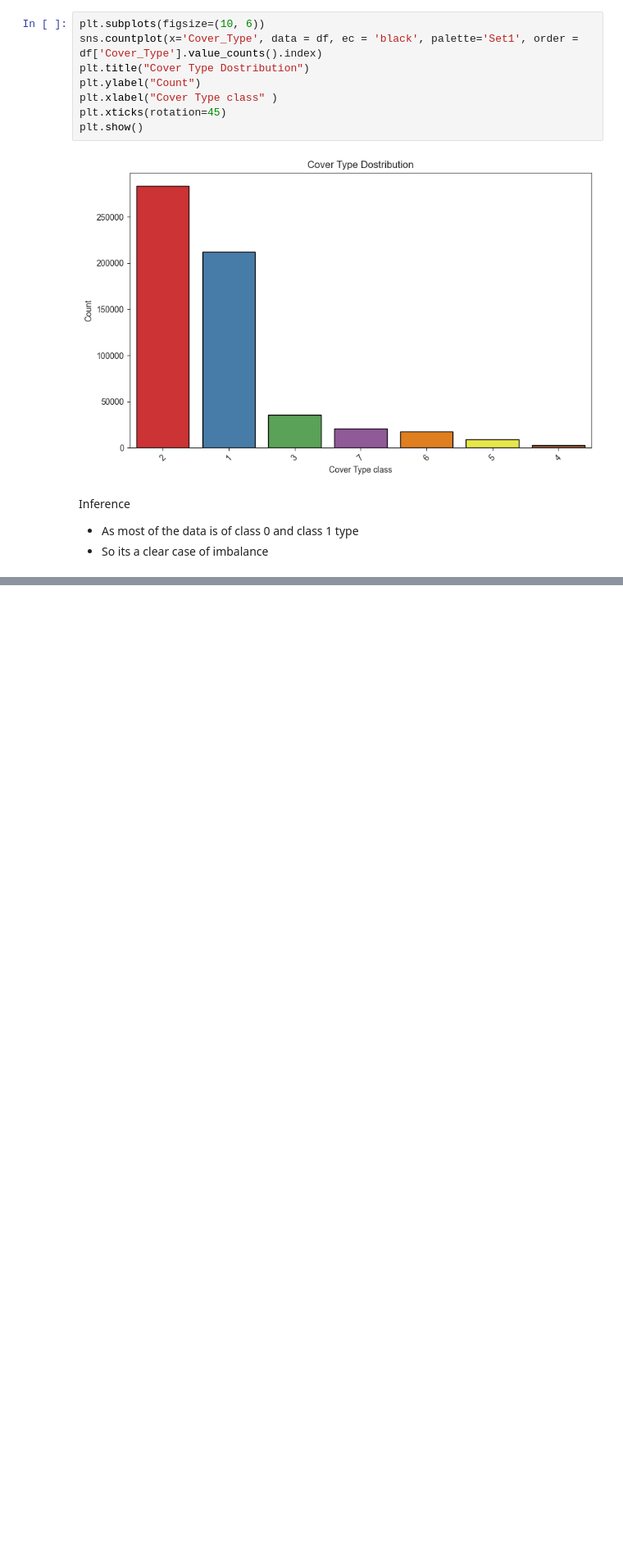
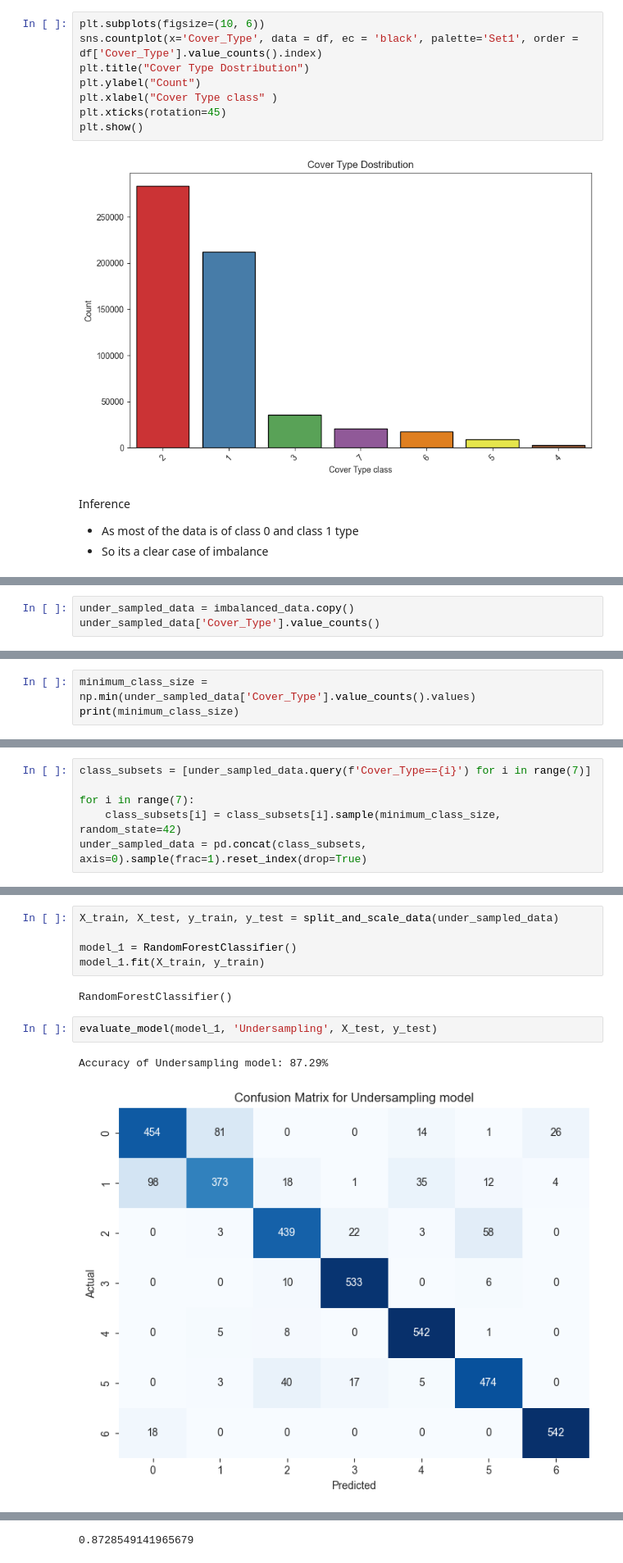
Before and after one commit to anshgupta1903/Project_GreenVision, a Jupyter notebook: notebooks/Feature_Engineering.ipynb, the cells around one changed output, grey strips where cells are left out. Shown: that part at 82% size. Cells and saved outputs as stored; diff of their text form; blank space fills up the shorter version.

Commit message:
undersampling

```diff
--- a/notebooks/Feature_Engineering.ipynb
+++ b/notebooks/Feature_Engineering.ipynb
@@ -194,0 +347,3 @@ Inference
+# %%
+under_sampled_data = imbalanced_data.copy()
+under_sampled_data['Cover_Type'].value_counts()
@@ -194,0 +360,3 @@ Inference
+# %%
+minimum_class_size = np.min(under_sampled_data['Cover_Type'].value_counts().values)
+print(minimum_class_size)
@@ -194,0 +385,6 @@ Inference
+# %%
+class_subsets = [under_sampled_data.query(f'Cover_Type=={i}') for i in range(7)]
+
+for i in range(7):
+    class_subsets[i] = class_subsets[i].sample(minimum_class_size, random_state=42)
+under_sampled_data = pd.concat(class_subsets, axis=0).sample(frac=1).reset_index(drop=True)
@@ -194,0 +403,12 @@ Inference
+# %%
+X_train, X_test, y_train, y_test = split_and_scale_data(under_sampled_data)
+
+model_1 = RandomForestClassifier()
+model_1.fit(X_train, y_train)
+# %% [output]
+RandomForestClassifier()
+# %%
+evaluate_model(model_1, 'Undersampling', X_test, y_test)
+# %% [output]
+Accuracy of Undersampling model: 87.29%
+[figure, added]
@@ -194,0 +429 @@ Inference
+0.8728549141965679
```
Also changed, not shown: parts of 22 cells of this notebook.
